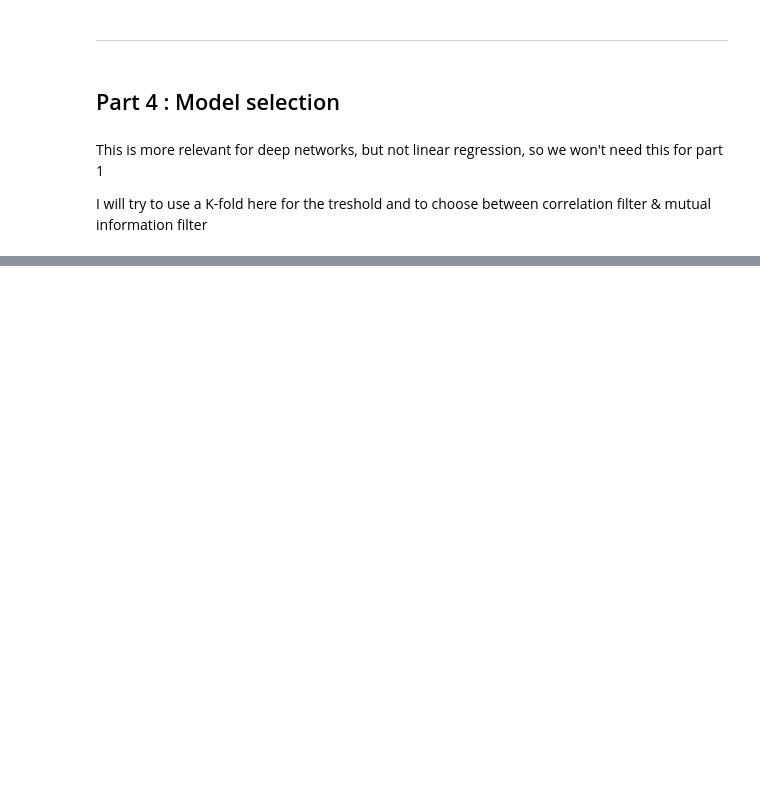
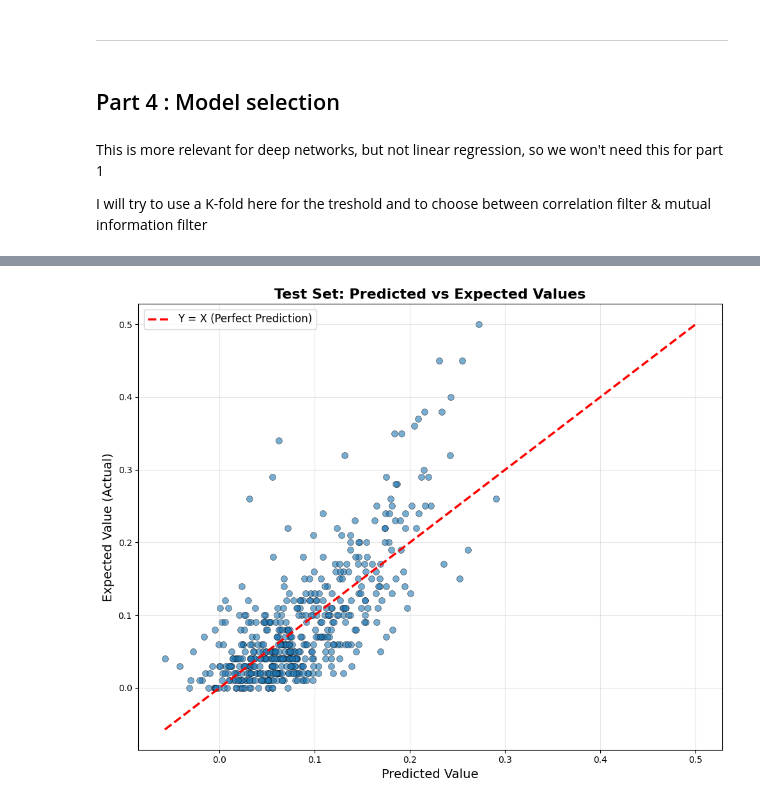
Before and after one commit to GuiguiMeridiem/project_LELEC2870_Machine-learning, a Jupyter notebook: part1.ipynb, the cells around one changed output, grey strips where cells are left out. Drawn from its saved outputs; the diff is of its cells as text; code cells hidden in the pictures; blank space fills up the shorter version.

Commit message:
part 1 plot

```diff
--- a/pre_processing.ipynb
+++ b/part1.ipynb
@@ -608,3 +608,26 @@ Selected 16 features using correlation:
 
 Test RMSE: 0.055796
 ============================================================
+# %%
+# Scatter plot: Test set predictions vs actual values
+# Get actual values as array
+y_test_actual = y_test.values.flatten() if isinstance(y_test, pd.DataFrame) else y_test.values
+
+# Create scatter plot
+plt.figure(figsize=(10, 8))
+plt.scatter(y_test_pred, y_test_actual, alpha=0.6, s=50, edgecolors='black', linewidth=0.5)
+
+# Highlight the Y = X line (perfect prediction line)
+min_val = min(y_test_pred.min(), y_test_actual.min())
+max_val = max(y_test_pred.max(), y_test_actual.max())
+plt.plot([min_val, max_val], [min_val, max_val], 'r--', lw=2.5, label='Y = X (Perfect Prediction)', zorder=10)
+
+plt.xlabel('Predicted Value', fontsize=14)
+plt.ylabel('Expected Value (Actual)', fontsize=14)
+plt.title('Test Set: Predicted vs Expected Values', fontsize=16, fontweight='bold')
+plt.legend(fontsize=12)
+plt.grid(True, alpha=0.3)
+plt.tight_layout()
+plt.show()
+# %% [output]
+[figure, added]
```
Also changed, not shown: parts of 1 cell of this notebook.
